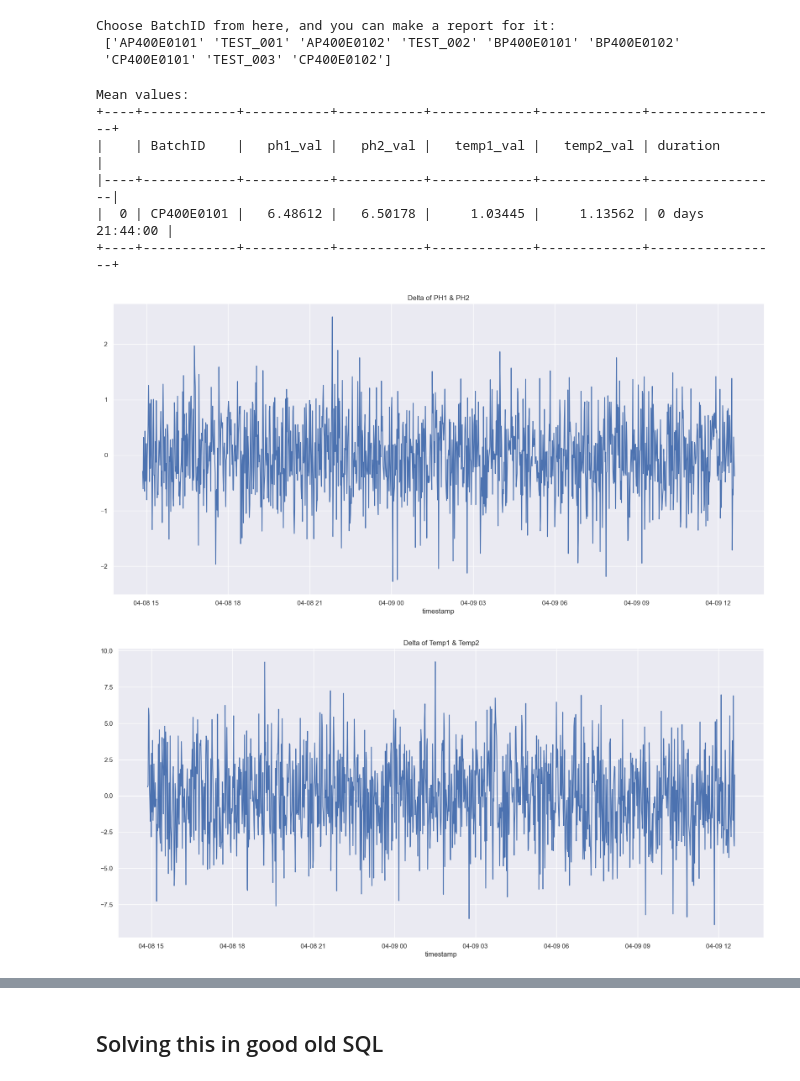
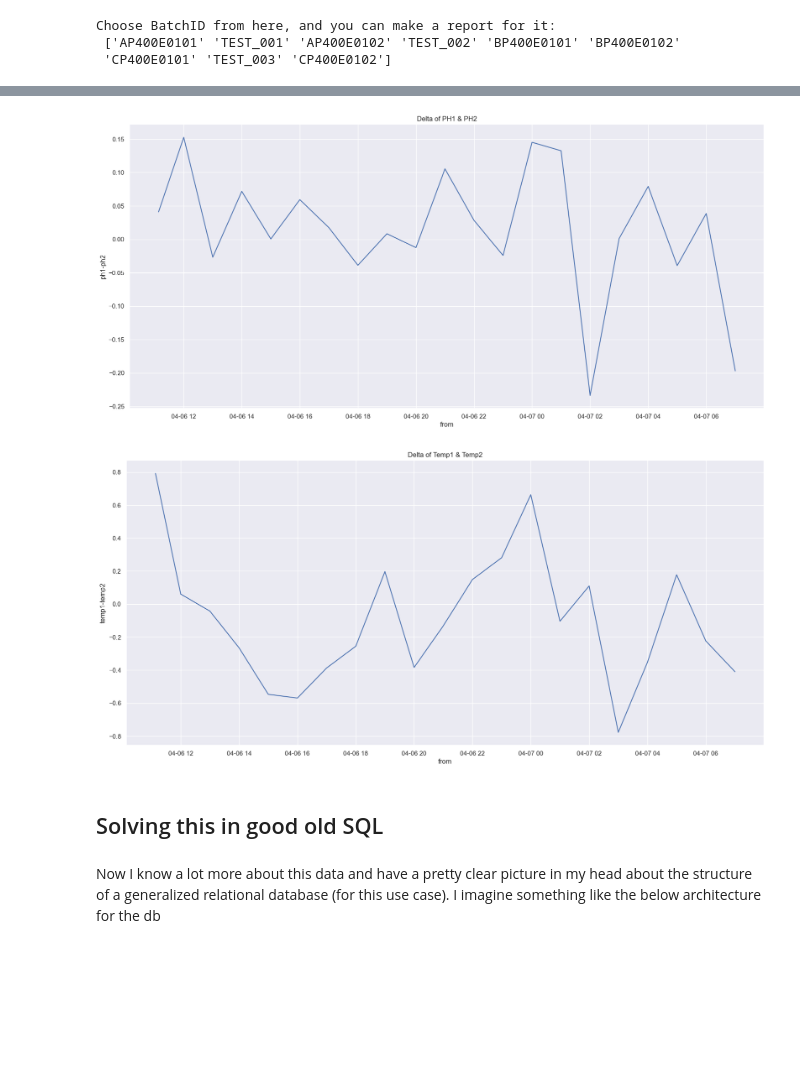
Before and after one commit to ptrtht/novo_handin, a Jupyter notebook: readme.ipynb, the cells around one changed output, grey strips where cells are left out. Drawn from its saved outputs; the diff is of its cells as text; code cells hidden in the pictures; blank space fills up the shorter version.

```diff
--- a/readme.ipynb
+++ b/readme.ipynb
@@ -217,3 +195 @@ As I understand we are only interested in the cultivation of these, so let's get
-# %%
-sensors = sensors.loc[sensors["BatchPhase"] == "cultivation"]
 # %%
@@ -252,14 +248,6 @@ print("Choose BatchID from here, and you can make a report for it: \n",sensors.B
 Choose BatchID from here, and you can make a report for it:
  ['AP400E0101' 'TEST_001' 'AP400E0102' 'TEST_002' 'BP400E0101' 'BP400E0102'
  'CP400E0101' 'TEST_003' 'CP400E0102']
-# %%
-make_report("CP400E0101")
-# %% [output]
-Mean values:
-+----+------------+-----------+-----------+-------------+-------------+-----------------+
-|    | BatchID    |   ph1_val |   ph2_val |   temp1_val |   temp2_val | duration        |
-|----+------------+-----------+-----------+-------------+-------------+-----------------|
-|  0 | CP400E0101 |   6.48612 |   6.50178 |     1.03445 |     1.13562 | 0 days 21:44:00 |
-+----+------------+-----------+-----------+-------------+-------------+-----------------+
-[figure, removed]
-[figure, removed]
+# %%
+make_report("BP400E0101", granularity="hourly")
+# %% [output]
@@ -266,2 +271,6 @@ Mean values:
+[figure, added]
+[figure, added]
 # %% [markdown]
 ## Solving this in good old SQL
+# %% [markdown]
+Now I know a lot more about this data and have a pretty clear picture in my head about the structure of a generalized relational database (for this use case). I imagine something like the below architecture for the db
```
Also changed, not shown: parts of 8 cells of this notebook, 11 other files.
